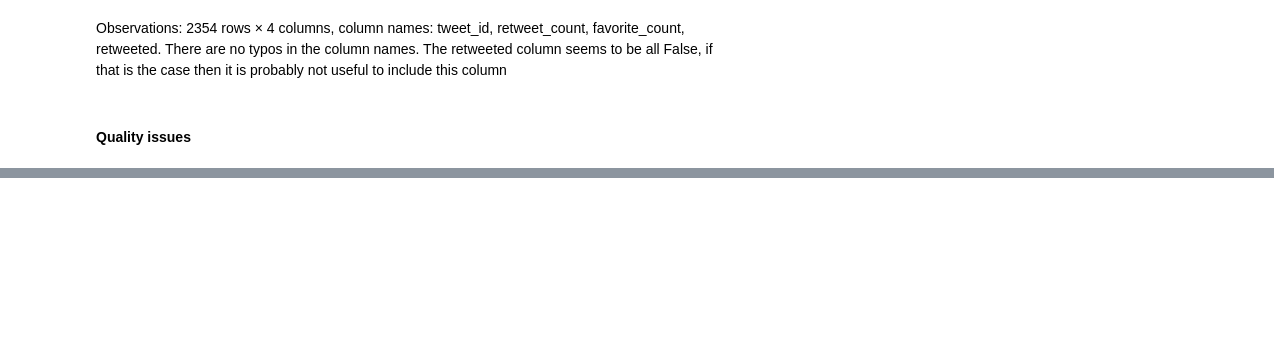
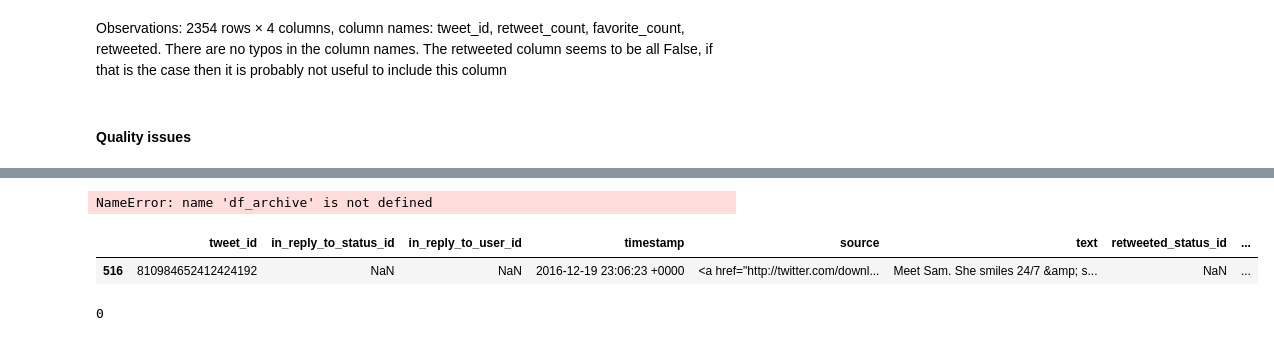
Before and after one commit to Oliver180/Data-wragling-Project---Twitter-analysis, a Jupyter notebook: wrangle_act.ipynb, the cells around one changed output, grey strips where cells are left out. Drawn from its saved outputs; the diff is of its cells as text; code cells hidden in the pictures; blank space fills up the shorter version.

```diff
--- a/wrangle_act.ipynb
+++ b/wrangle_act.ipynb
@@ -214,0 +288,15 @@ Observations: 2354 rows × 4 columns, column names: tweet_id, retweet_count, fav
+# %%
+#number of records with ration denominator greater than 10 or == 0
+len(df_archive.query("rating_denominator > 15 or rating_denominator == 0 " ))
+# %% [output]
+NameError: name 'df_archive' is not defined
+# %%
+df_archive.query("rating_denominator == 7")
+# %% [output]
+|  | tweet_id | in_reply_to_status_id | in_reply_to_user_id | timestamp | source | text | retweeted_status_id | ... |
+| 516 | 810984652412424192 | NaN | NaN | 2016-12-19 23:06:23 +0000 | <a href="http://twitter.com/downl... | Meet Sam. She smiles 24/7 &amp; s... | NaN | ... |
+# %%
+sum(df_archive.tweet_id.duplicated())
+# there are 0 duplicated tweet ids
+# %% [output]
+0
```
Also changed, not shown: parts of 26 cells of this notebook.
